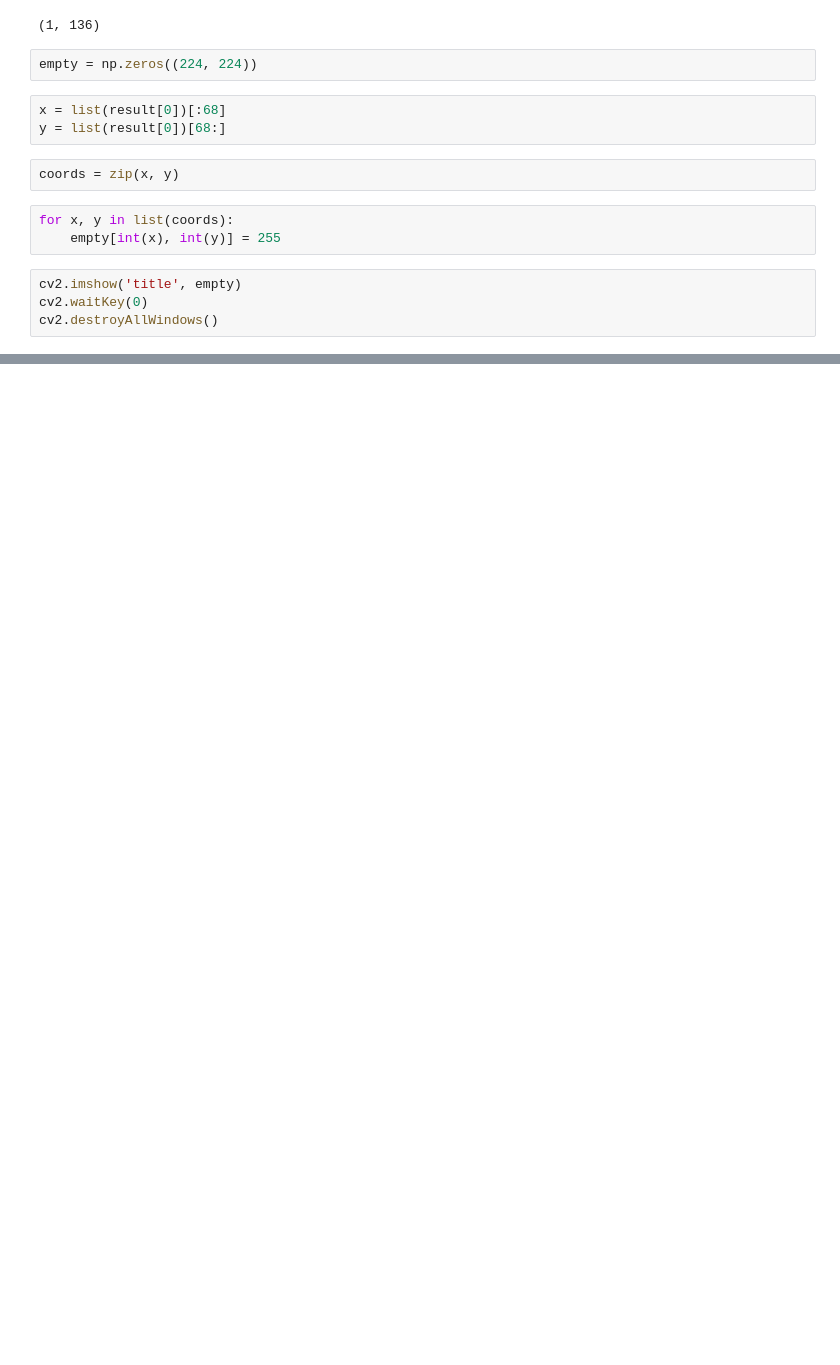
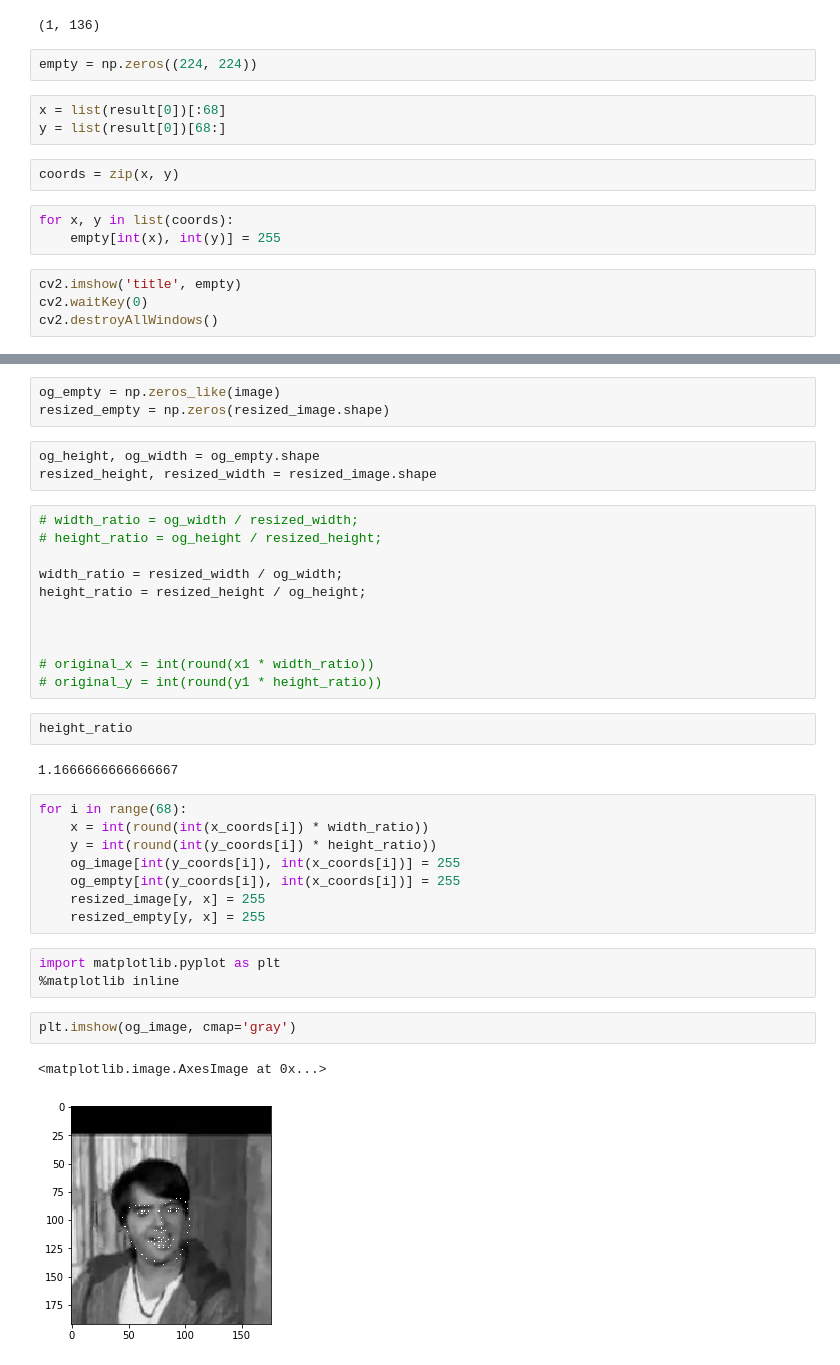
Before and after one commit to Praneet9/Facial_Keypoint_Detection, a Jupyter notebook: Keypoint Detection.ipynb, the cells around one changed output, grey strips where cells are left out. Saved outputs shown, nothing was run; the diff lists cells and outputs as text; blank space fills up the shorter version.

```diff
--- a/Keypoint Detection.ipynb
+++ b/Keypoint Detection.ipynb
@@ -153,0 +185,37 @@ cv2.destroyAllWindows()
+# %%
+og_empty = np.zeros_like(image)
+resized_empty = np.zeros(resized_image.shape)
+# %%
+og_height, og_width = og_empty.shape
+resized_height, resized_width = resized_image.shape
+# %%
+# width_ratio = og_width / resized_width;
+# height_ratio = og_height / resized_height;
+
+width_ratio = resized_width / og_width;
+height_ratio = resized_height / og_height;
+
+
+
+# original_x = int(round(x1 * width_ratio))
+# original_y = int(round(y1 * height_ratio))
+# %%
+height_ratio
+# %% [output]
+1.1666666666666667
+# %%
+for i in range(68):
+    x = int(round(int(x_coords[i]) * width_ratio))
+    y = int(round(int(y_coords[i]) * height_ratio))
+    og_image[int(y_coords[i]), int(x_coords[i])] = 255
+    og_empty[int(y_coords[i]), int(x_coords[i])] = 255
+    resized_image[y, x] = 255
+    resized_empty[y, x] = 255
+# %%
+import matplotlib.pyplot as plt
+%matplotlib inline
+# %%
+plt.imshow(og_image, cmap='gray')
+# %% [output]
+<matplotlib.image.AxesImage at 0x...>
+[figure, added]
```
Also changed, not shown: parts of 7 cells of this notebook.
